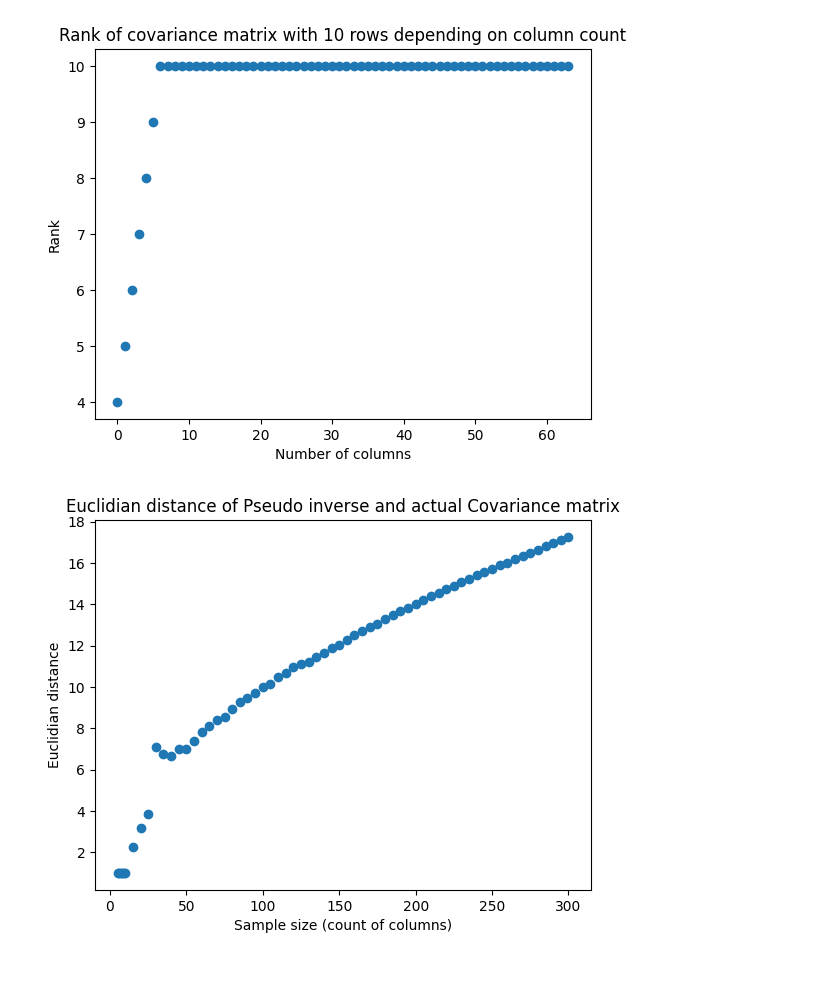
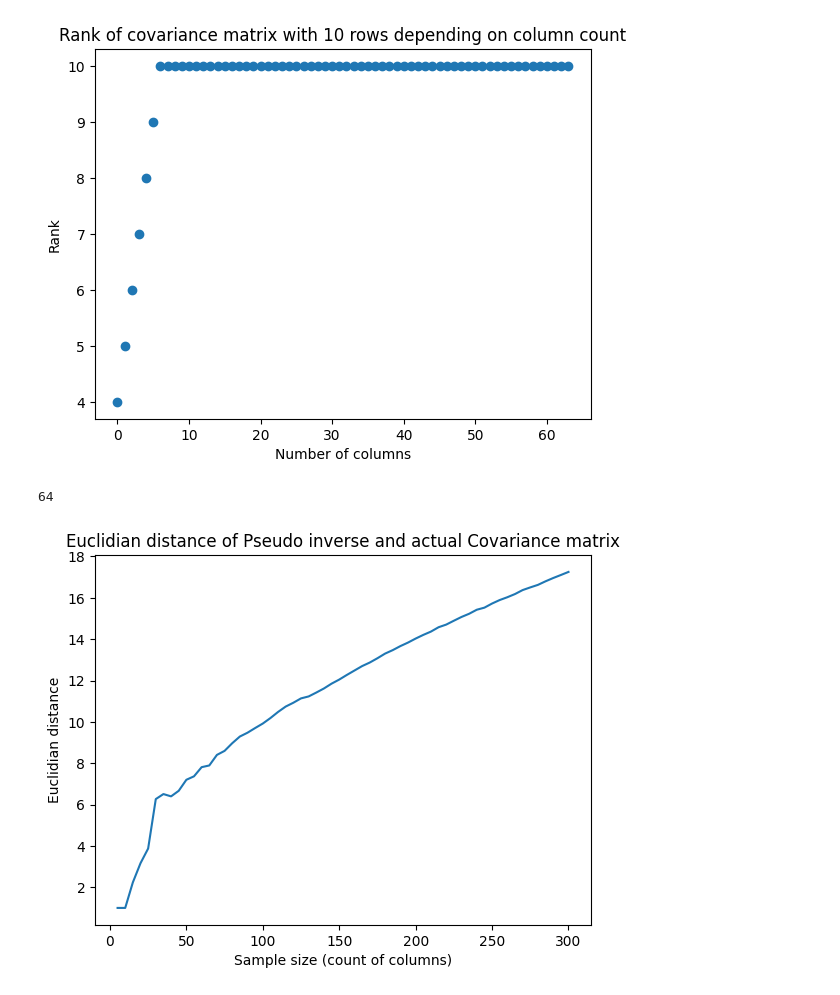
Before and after one commit to gr3ss0/ComplexSystems, a Jupyter notebook: ass3/CS_A3_notebook_Gress_Prakash.ipynb, the cells around one changed output. Cells and saved outputs as stored; diff of their text form; code cells hidden in the pictures.

Commit message:
change scatter to line plot

```diff
--- a/ass3/CS_A3_notebook_Gress_Prakash.ipynb
+++ b/ass3/CS_A3_notebook_Gress_Prakash.ipynb
@@ -39,6 +37,7 @@ eucl_dist = []
 for m in m_list:
     mx = np.abs(np.random.normal(0,1,(m*10))).reshape((10,m))
     mx_cent = center_data(mx)
+    print(mx_cent.shape)
     cov_mx = 1/(10 - 1) * np.dot(mx_cent.T, mx_cent)
     ranks.append(np.linalg.matrix_rank(cov_mx))
     SVDs.append(np.linalg.svd(cov_mx))
@@ -50,5 +49,5 @@ for m in m_list:
     print(np.linalg.norm(my_inv - numpy_inv))
     #print(ps_inv)
     prod = cov_mx @ ps_inv
-    eucl_dist.append(np.linalg.norm(prod - np.diag(np.ones(m))))
+    eucl_dist.append(np.linalg.norm(prod - np.eye(m)))
 # %% [output]
@@ -78,12 +77,16 @@ plt.savefig("img/P1A_rank_vs_sample_size")
 plt.show()
 # %% [output]
 [figure]
+# %%
+len(eucl_dist)
+# %% [output]
+64
 # %%
-plt.scatter(m_list, eucl_dist)
+plt.plot(m_list, eucl_dist)
 plt.title("Euclidian distance of Pseudo inverse and actual Covariance matrix")
 plt.xlabel("Sample size (count of columns)")
 plt.ylabel("Euclidian distance")
 plt.savefig("img/P1F_euclidian_dist_vs_m")
 plt.show()
 # %% [output]
-[figure, old version]
+[figure, new version]
```
Also changed, not shown: parts of 3 cells of this notebook.
